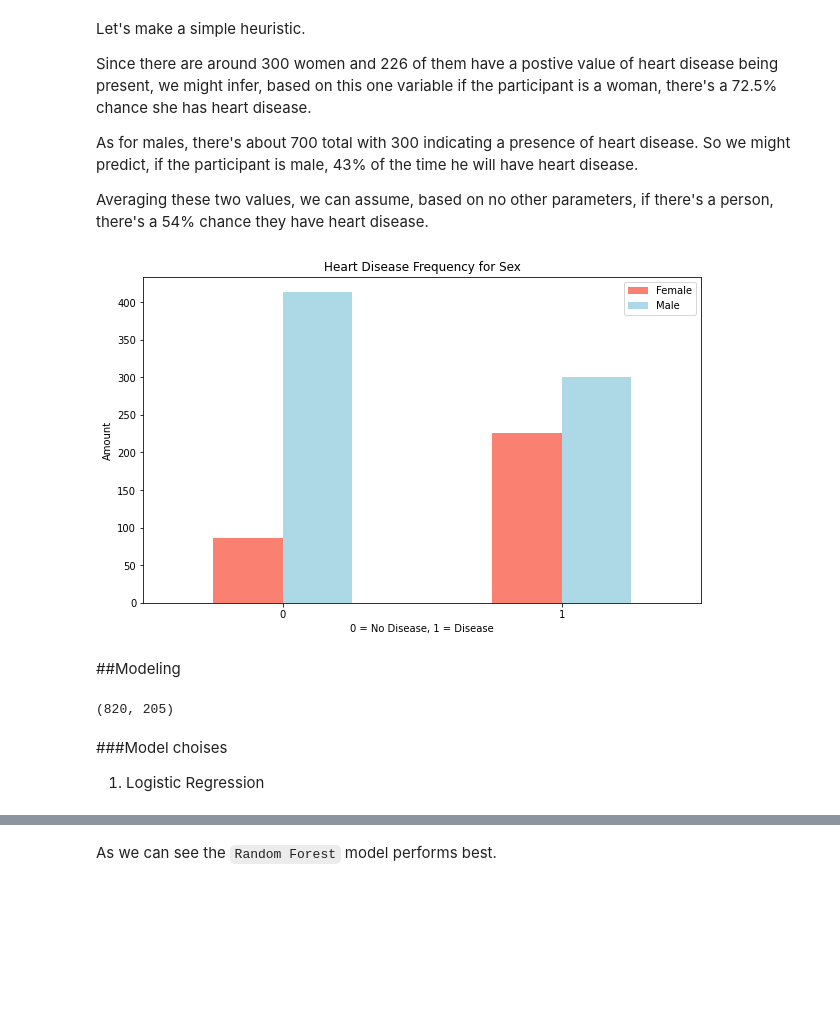
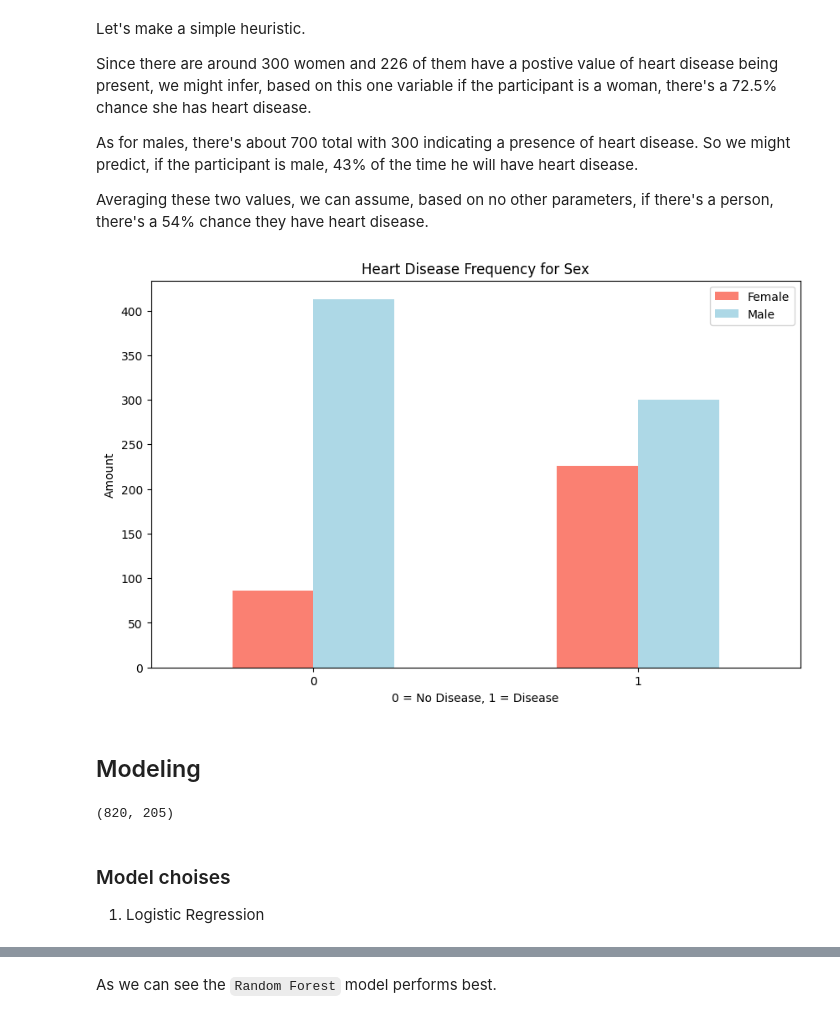
Before and after one commit to zeynepsilasaglam/HearDPredisction_ASI, a Jupyter notebook: heart_disease.ipynb, the cells around one changed output, grey strips where cells are left out. Saved outputs shown, nothing was run; the diff lists cells and outputs as text; code cells hidden in the pictures; blank space fills up the shorter version.

```diff
--- a/heart_disease.ipynb
+++ b/heart_disease.ipynb
@@ -35,7 +66,7 @@ from sklearn.model_selection import RandomizedSearchCV, GridSearchCV
 # %% [markdown]
 ### Loading data
 # %%
-heart_disease_data = pd.read_csv("/content/drive/MyDrive/heart_disease/heart.csv")
+heart_disease_data = pd.read_csv("dataset/heart.csv")
 heart_disease_data.shape
 # %% [output]
 (1025, 14)
@@ -134,18 +166,20 @@ As for males, there's about 700 total with 300 indicating a presence of heart di
 Averaging these two values, we can assume, based on no other parameters, if there's a person, there's a 54% chance they have heart disease.
 # %%
 # Create a plot
-pd.crosstab(heart_disease_data.target, heart_disease_data.sex).plot(kind="bar", figsize=(10,6), color=["salmon", "lightblue"])
+pd.crosstab(heart_disease_data.target, heart_disease_data.sex).plot(
+    kind="bar", figsize=(10, 6), color=["salmon", "lightblue"]
+)
 
 # Add some attributes to it
 plt.title("Heart Disease Frequency for Sex")
 plt.xlabel("0 = No Disease, 1 = Disease")
 plt.ylabel("Amount")
 plt.legend(["Female", "Male"])
 plt.xticks(rotation=0);
 # %% [output]
-[figure, old version]
+[figure, new version]
 # %% [markdown]
-##Modeling
+## Modeling
 # %%
 X = heart_disease_data.drop("target", axis=1)
 y = heart_disease_data.target.values
@@ -157,7 +191,7 @@ len(X_train), len(X_test)
 # %% [output]
 (820, 205)
 # %% [markdown]
-###Model choises
+### Model choises
 
 1. Logistic Regression
 # %%
```
Also changed, not shown: parts of 22 cells of this notebook, 9 other files.
